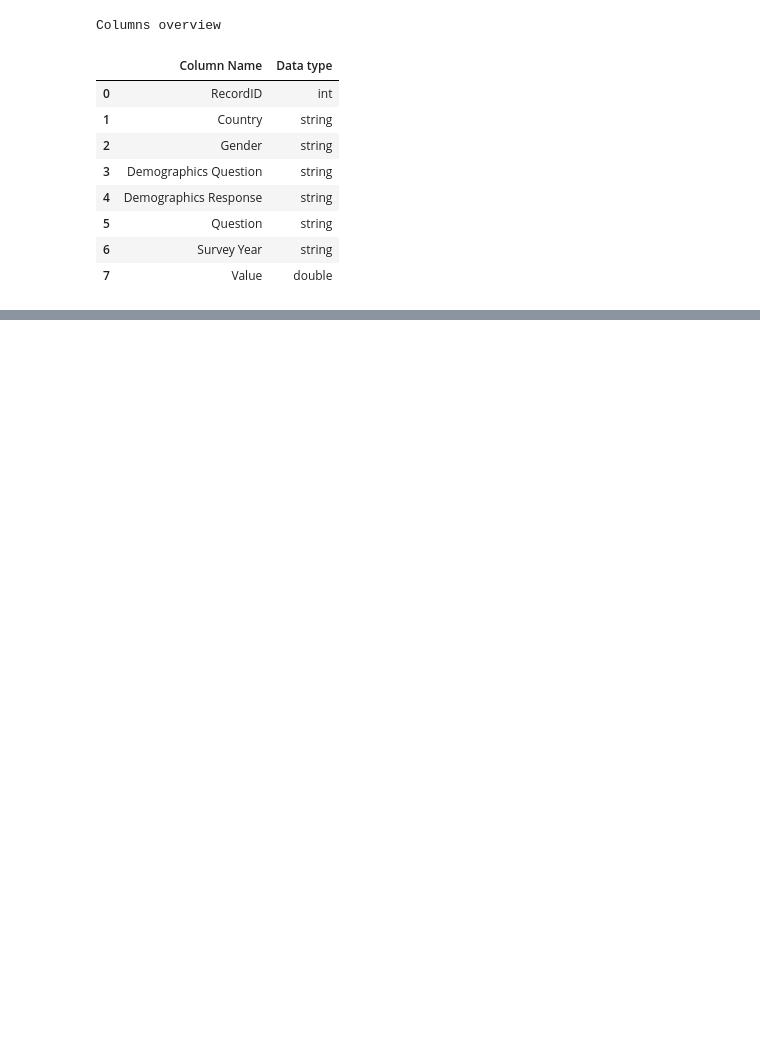
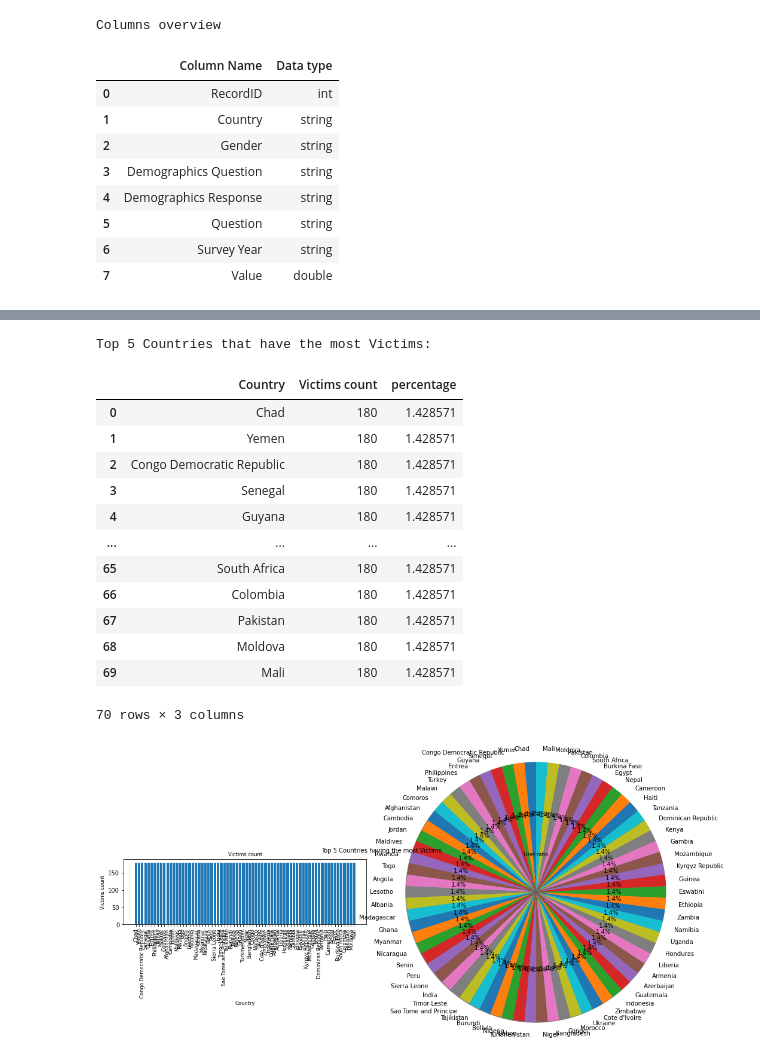
Before and after one commit to Sypher003/BDA-mini-project, a Jupyter notebook: bdamp.ipynb, the cells around one changed output, grey strips where cells are left out. Saved outputs shown, nothing was run; the diff lists cells and outputs as text; code cells hidden in the pictures; blank space fills up the shorter version.

```diff
--- a/bdamp.ipynb
+++ b/bdamp.ipynb
@@ -145,13 +138,17 @@ Overall data set summary on No of users, cases and number of records (pre-filter
 # %%
 victims_per_country_df = df.select(df.RecordID, df.Country) \
-    .distinct() \
     .groupBy(df.Country) \
     .count() \
     .orderBy("count", ascending=False)
 
-# Top 5 workout types
-highest_sport_users_df = ranked_sport_users_df.limit(5).toPandas()
+
+highest_country_victims_df = victims_per_country_df.toPandas()
+# highest_country_victims_df = victims_per_country_df.limit(5).toPandas()
+
 # Rename column name : 'count' --> Users count
-highest_sport_users_df.rename(columns = {'count':'Users count'}, inplace = True)
+highest_country_victims_df.rename(columns = {'count':'Victims count'}, inplace = True)
 # Caculate the total users, we will this result to compute percentage later
-total_sports_users = ranked_sport_users_df.groupBy().sum().collect()[0][0]
+total_Victims = victims_per_country_df.groupBy().sum().collect()[0][0]
+
+victims_per_country_df.collect()
+# victims_per_country_df.collect()[:5]
@@ -157,0 +173,52 @@ total_sports_users = ranked_sport_users_df.groupBy().sum().collect()[0][0]
+# %%
+highest_country_victims_df_renamed = highest_country_victims_df
+# Compute the percentage of top 5 workout type / total users
+highest_country_victims_df_renamed['percentage'] = highest_country_victims_df['Victims count'] \
+    / total_Victims * 100
+
+# We assign the rest of users belong to another specific group that we call 'others'
+# others = {
+#       'Country': 'others'
+#     , 'Victims count': total_Victims - sum(highest_country_victims_df_renamed['Victims count'])
+#     , 'percentage': 100 - sum(highest_country_victims_df_renamed['percentage'])
+# }
+
+# highest_country_victims_df_renamed = highest_country_victims_df_renamed.append(others, ignore_index=True)
+print('Top 5 Countries that have the most Victims:')
+highest_country_victims_df_renamed
+
+fig, axs = plt.subplots(nrows=1, ncols=2, figsize=plt.figaspect(0.05))
+
+plot0 =   axs[0].bar(x=highest_country_victims_df_renamed['Country']
+                     , height=highest_country_victims_df_renamed['Victims count'])
+title0 =  axs[0].set_title('Victims count', fontsize = 'small')
+xlabel0 = axs[0].set_xlabel('Country', fontsize = 'small')
+ylabel0 = axs[0].set_ylabel('Victims count', fontsize = 'small')
+xsticks_label = axs[0].set_xticklabels(highest_country_victims_df_renamed['Country']
+                                       ,rotation = 'vertical', fontsize='small')
+# explode = (0.1, 0.1, 0.3, 0.3, 0.3, 0.1)
+title1 = axs[1].set_title('User ratio', fontsize = 'small')
+plot1 = axs[1].pie(
+      x=highest_country_victims_df_renamed['percentage']
+    , labels=highest_country_victims_df_renamed['Country']
+    , autopct='%1.1f%%', shadow=True, startangle=90
+    , radius=5
+)
+
+text = fig.text(0.5, 1.02, 'Top 5 Countries having the most Victims', ha='center', va='top', transform=fig.transFigure)
+# %% [output]
+Top 5 Countries that have the most Victims:
+|  | Country | Victims count | percentage |
+| 0 | Chad | 180 | 1.428571 |
+| 1 | Yemen | 180 | 1.428571 |
+| 2 | Congo Democratic Republic | 180 | 1.428571 |
+| 3 | Senegal | 180 | 1.428571 |
+| 4 | Guyana | 180 | 1.428571 |
+| ... | ... | ... | ... |
+| 65 | South Africa | 180 | 1.428571 |
+| 66 | Colombia | 180 | 1.428571 |
+| 67 | Pakistan | 180 | 1.428571 |
+| 68 | Moldova | 180 | 1.428571 |
+| 69 | Mali | 180 | 1.428571 |
+70 rows × 3 columns
+[figure, added]
```
Also changed, not shown: parts of 6 cells of this notebook.
